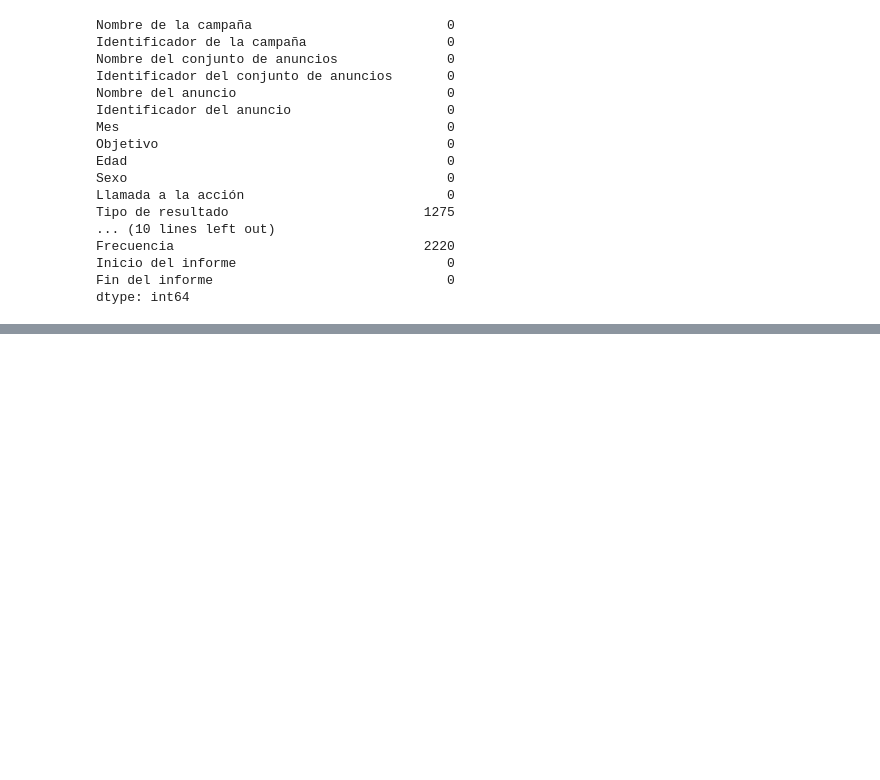
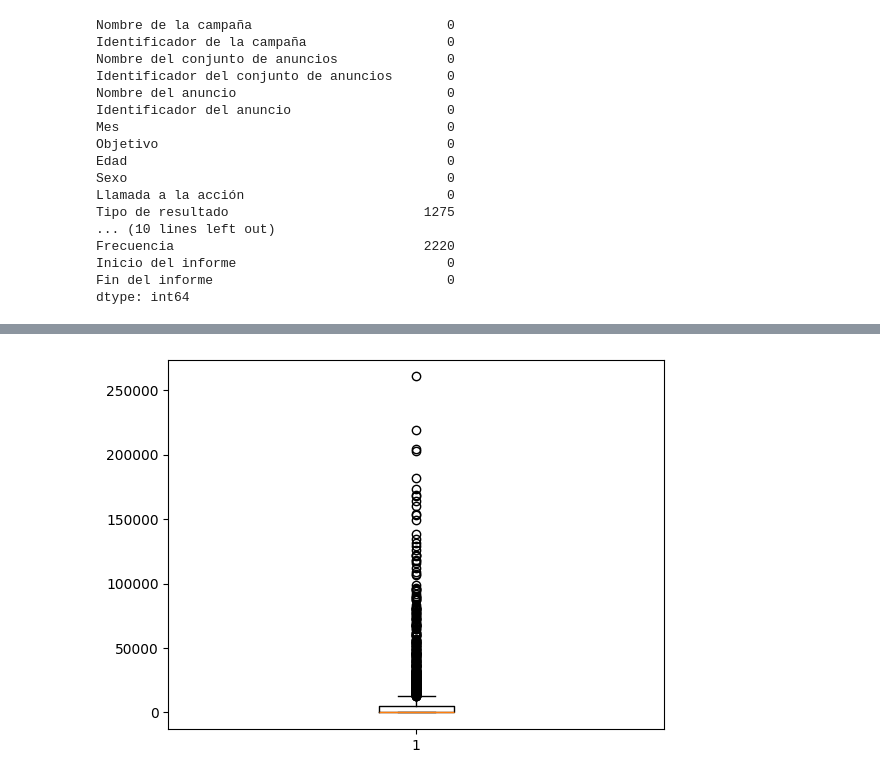
Before and after one commit to andresmaufer03/Proyecto-EDA, a Jupyter notebook: EDAXiudad.ipynb, the cells around one changed output, grey strips where cells are left out. Drawn from its saved outputs; the diff is of its cells as text; code cells hidden in the pictures; blank space fills up the shorter version.

```diff
--- a/EDAXiudad.ipynb
+++ b/EDAXiudad.ipynb
@@ -96,0 +193,5 @@ dtype: int64
+# %%
+plt.boxplot(df_meta_subset['Impresiones'])
+plt.show()
+# %% [output]
+[figure, added]
```
Also changed, not shown: parts of 27 cells of this notebook.
